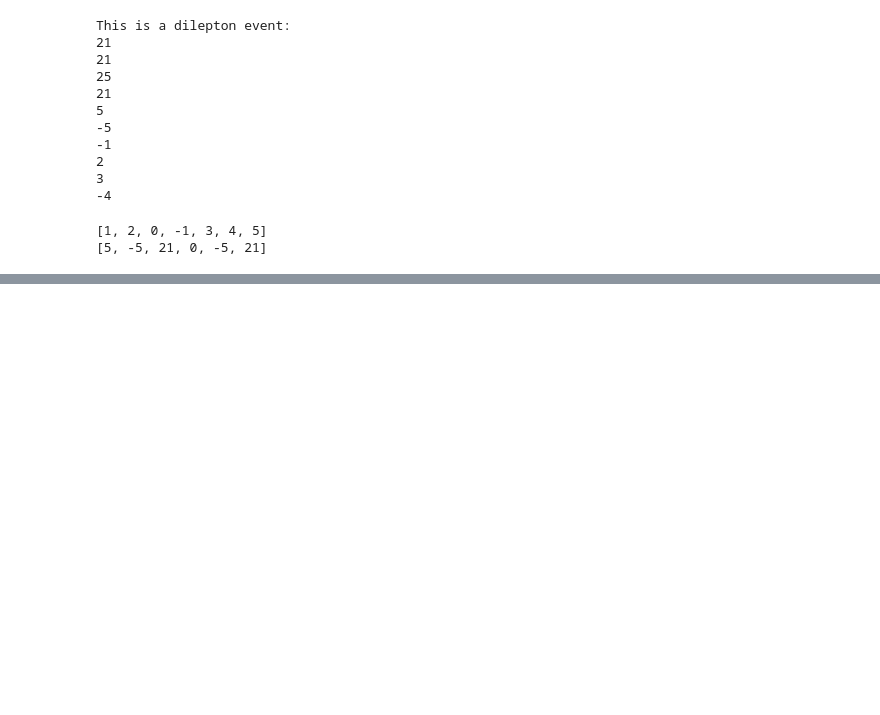
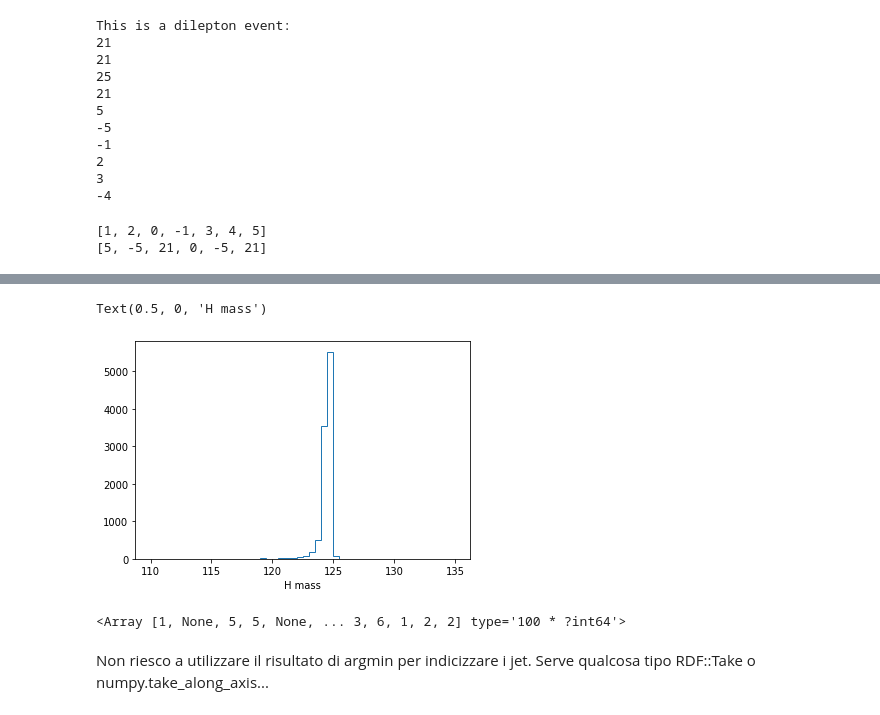
Before and after one commit to PocketCoffea/PocketCoffea, a Jupyter notebook: notebooks/parton_matching.ipynb, the cells around one changed output, grey strips where cells are left out. Cells and saved outputs as stored; diff of their text form; code cells hidden in the pictures; blank space fills up the shorter version.

```diff
--- a/notebooks/parton_matching.ipynb
+++ b/notebooks/parton_matching.ipynb
@@ -111,0 +90,6 @@ events.GenPart[events.GenPart]
+# %%
+plt.hist( ak.flatten((bFromH[:,0,0] + bFromH[:,0,1]).mass, axis=-1), histtype="step", bins=50, range=(110, 135))
+plt.xlabel("H mass")
+# %% [output]
+Text(0.5, 0, 'H mass')
+[figure, added]
@@ -111,0 +101,4 @@ events.GenPart[events.GenPart]
+# %%
+bjetH1
+# %% [output]
+<Array [1, None, 5, 5, None, ... 3, 6, 1, 2, 2] type='100 * ?int64'>
@@ -111,0 +107,3 @@ events.GenPart[events.GenPart]
+# %% [markdown]
+Non riesco a utilizzare il risultato di argmin per indicizzare i jet.
+Serve qualcosa tipo RDF::Take o numpy.take_along_axis...
```
Also changed, not shown: parts of 19 cells of this notebook, 1 other file.
